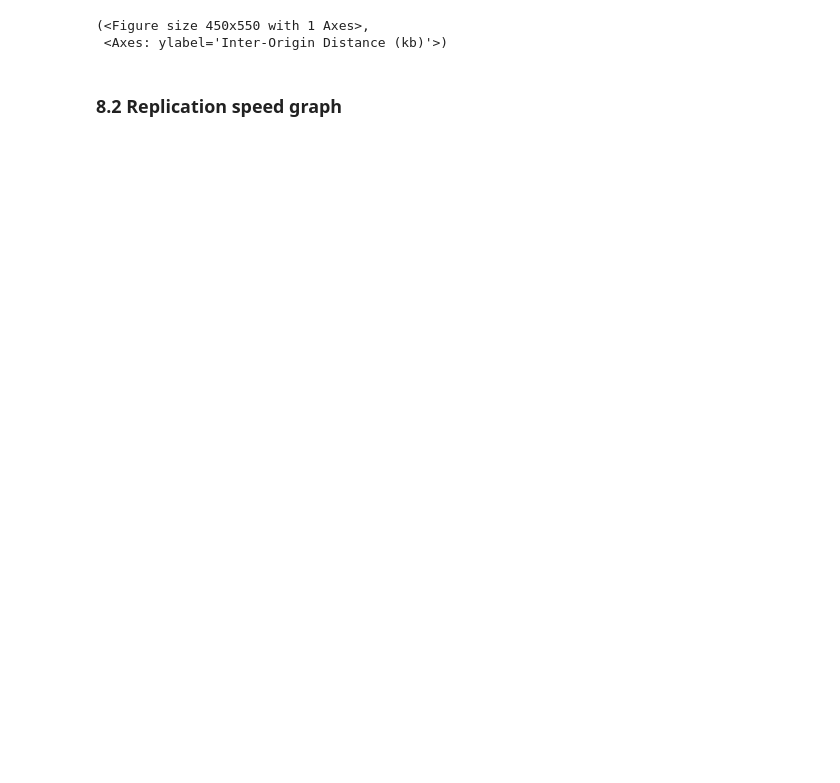
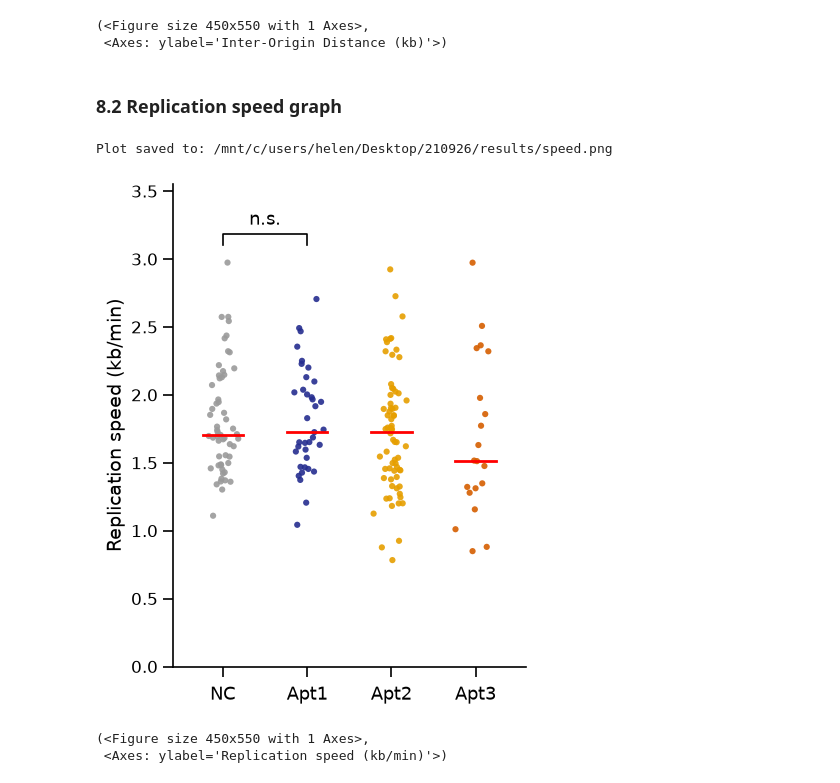
Before and after one commit to Lopatushka/DNA_fibers, a Jupyter notebook: notebooks/aptamers.ipynb, the cells around one changed output. Drawn from its saved outputs; the diff is of its cells as text; code cells hidden in the pictures; blank space fills up the shorter version.

```diff
--- a/notebooks/aptamers.ipynb
+++ b/notebooks/aptamers.ipynb
@@ -328,20 +273,25 @@ boxplot_with_statistics(
 # %%
 boxplot_with_statistics(
         data = speed_clean,
         var = "Speed_kb_min",
-        sample_order = ['NC', 'ORC1'],
-        sample_labels = {"NC": "NC", "ORC1": "Apt.3"},
-        sample_colors = {"NC": "#9a9a9a", "ORC1": "#252D8F"},
-        sample_markers = {"NC": "o", "ORC1": "^"},
+        sample_order = ['NC', 'Apt1', 'Apt2', 'Apt3'],
+        sample_labels = {"NC": "NC", 'Apt1':"Apt1", 'Apt2':"Apt2", 'Apt3':"Apt3"},
+        sample_colors = {"NC": "#9A9A9A", 'Apt1':"#252D8F", 'Apt2':"#E69F00", 'Apt3':"#D55E00"},
+        sample_markers = {"NC": "o", 'Apt1':"o", 'Apt2':"o", 'Apt3':"o"},
         figsize = (4.5, 5.5),
         stats = [
         {
                 "group1": "NC",
-                "group2": "ORC1",
-                "p_value": 0.003312,
+                "group2": "Apt1",
+                "p_value": 1,
         }],
-        y_axis = "Replication Speed (kb/min)",
+        y_axis = "Replication speed (kb/min)",
         save_dir = OUTPUT_DIR,
-        save_name = "Speed_kb_min",
+        save_name = "speed",
         ext = "png"
 )
+# %% [output]
+Plot saved to: /mnt/c/users/helen/Desktop/210926/results/speed.png
+[figure, added]
+(<Figure size 450x550 with 1 Axes>,
+ <Axes: ylabel='Replication speed (kb/min)'>)
```
Also changed, not shown: parts of 8 cells of this notebook.
